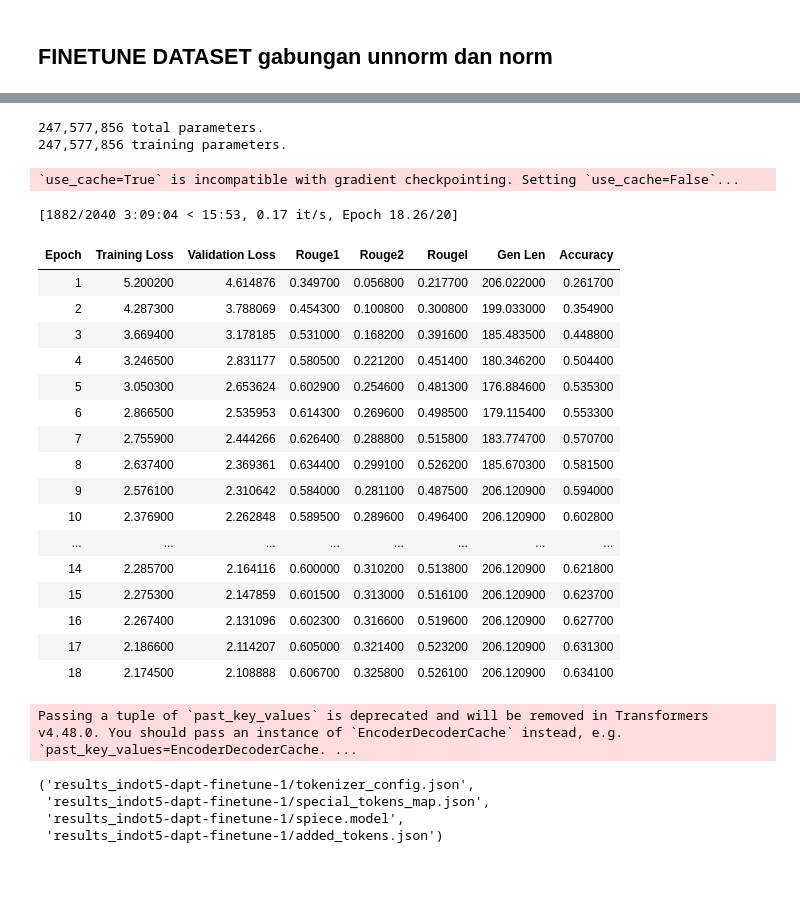
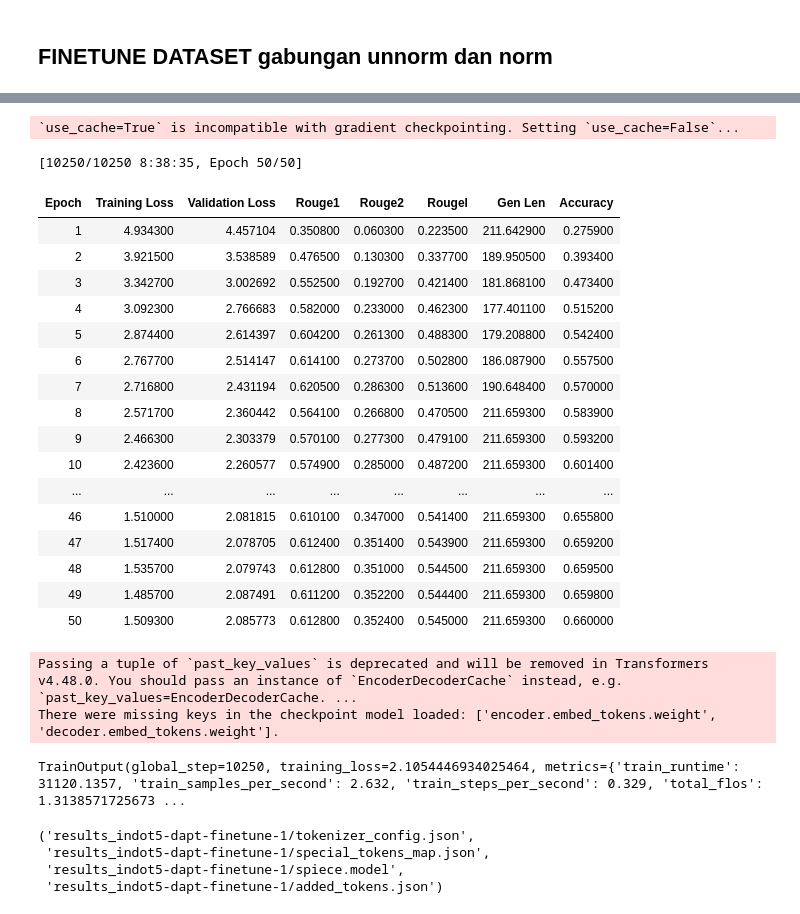
Before and after one commit to RandyAnanda2003/sumarisasi-IndoT5, a Jupyter notebook: training-pake-kaggle-20epoch.ipynb, the cells around one changed output, grey strips where cells are left out. Drawn from its saved outputs; the diff is of its cells as text; code cells hidden in the pictures; blank space fills up the shorter version.

```diff
--- a/training-pake-kaggle-20epoch.ipynb
+++ b/training-pake-kaggle-20epoch.ipynb
@@ -258,6 +302,8 @@ from transformers import (
     Trainer,
     TrainingArguments,
     DataCollatorForSeq2Seq,
+    EarlyStoppingCallback,
+    TrainerCallback  # Added for proper callback implementation
 )
 import torch
 import numpy as np
@@ -275,19 +321,19 @@ config = T5Config.from_pretrained(MODEL_NAME, dropout_rate=0.2)
 
 # 3. Load Model
 model = T5ForConditionalGeneration.from_pretrained(MODEL_NAME, config=config)
-model.gradient_checkpointing_enable()  # Aktifkan Gradient Checkpointing
+model.gradient_checkpointing_enable()
 
-# 4. Pindahkan model ke device (DI SINI SEBELUM BUAT OPTIMIZER!)
+# 4. Move model to device
 device = torch.device("cuda" if torch.cuda.is_available() else "cpu")
 model.to(device)
 
-# 5. Cek parameter model
+# 5. Check model parameters (unchanged)
 total_params = sum(p.numel() for p in model.parameters())
 print(f"{total_params:,} total parameters.")
 total_trainable_params = sum(p.numel() for p in model.parameters() if p.requires_grad)
 print(f"{total_trainable_params:,} training parameters.")
 
-# 6. Setup Metrics
+# 6. Setup Metrics (unchanged)
 rouge = evaluate.load("rouge")
 accuracy = evaluate.load("accuracy")
 
@@ -330,20 +376,20 @@ def preprocess_logits_for_metrics(logits, labels):
         logits = logits[0]
     return torch.argmax(logits, dim=-1), labels
 
-# 7. Hyperparameters
-EPOCHS = 20
+# 7. Hyperparameters (unchanged)
+EPOCHS = 50
 BATCH_SIZE = 4
-gradient_accumulation_steps = 4
+gradient_accumulation_steps = 2
 
-# 8. BUAT OPTIMIZER SETELAH MODEL DI PINDAHKAN KE DEVICE
+# 8. Create Optimizer (unchanged)
 optimizer = AdamW(model.parameters(), lr=1e-4, betas=(0.9, 0.999), eps=1e-8, weight_decay=0.01)
 
-# 9. Setup Scheduler
+# 9. Setup Scheduler (unchanged)
 total_steps = (len(tokenized_train) // BATCH_SIZE) * EPOCHS
 warmup_steps = max(10, int(0.1 * total_steps))
 scheduler = get_linear_schedule_with_warmup(optimizer, num_warmup_steps=warmup_steps, num_training_steps=total_steps)
 
-# 10. Training Arguments
+# 10. Training Arguments (unchanged)
 OUT_DIR = 'results_indot5-dapt-finetune-1'
 training_args = TrainingArguments(
     output_dir=OUT_DIR,
@@ -366,15 +412,15 @@ training_args = TrainingArguments(
     greater_is_better=True,
 )
 
-# 11. Data Collator
+# 11. Data Collator (unchanged)
 data_collator = DataCollatorForSeq2Seq(
     tokenizer,
     model=model,
     label_pad_token_id=-100
 )
 
-# 12. Custom Callback
-class EpochLoggingCallback:
+# 12. Fixed Custom Callback
+class EpochLoggingCallback(TrainerCallback):  # Now properly inherits from TrainerCallback
     def __init__(self, log_file="training_logs.json"):
         self.log_file = log_file
         self.logs = []
@@ -392,7 +438,7 @@ class EpochLoggingCallback:
             with open(self.log_file, "w") as f:
                 json.dump(self.logs, f, indent=2)
 
-# 13. Initialize Trainer
+# 13. Initialize Trainer with Early Stopping
 trainer = Trainer(
     model=model,
     args=training_args,
@@ -401,7 +447,11 @@ trainer = Trainer(
     data_collator=data_collator,
     compute_metrics=compute_metrics,
     preprocess_logits_for_metrics=preprocess_logits_for_metrics,
-    optimizers=(optimizer, scheduler)
+    optimizers=(optimizer, scheduler),
+    callbacks=[
+        EarlyStoppingCallback(early_stopping_patience=10),  # Early stopping
+        EpochLoggingCallback()  # Fixed callback
+    ]
 )
 
 # 14. Start Training
@@ -414,23 +462,23 @@ E0000 00:00:1747186383.367906     116 cuda_blas.cc:1418] Unable to register cuBL
-247,577,856 total parameters.
-247,577,856 training parameters.
+`use_cache=True` is incompatible with gradient checkpointing. Setting `use_cache=False`...
-`use_cache=True` is incompatible with gradient checkpointing. Setting `use_cache=False`...
+[10250/10250 8:38:35, Epoch 50/50]
+| Epoch | Training Loss | Validation Loss | Rouge1 | Rouge2 | Rougel | Gen Len | Accuracy |
+| 1 | 4.934300 | 4.457104 | 0.350800 | 0.060300 | 0.223500 | 211.642900 | 0.275900 |
+| 2 | 3.921500 | 3.538589 | 0.476500 | 0.130300 | 0.337700 | 189.950500 | 0.393400 |
+| 3 | 3.342700 | 3.002692 | 0.552500 | 0.192700 | 0.421400 | 181.868100 | 0.473400 |
+| 4 | 3.092300 | 2.766683 | 0.582000 | 0.233000 | 0.462300 | 177.401100 | 0.515200 |
+| 5 | 2.874400 | 2.614397 | 0.604200 | 0.261300 | 0.488300 | 179.208800 | 0.542400 |
+| 6 | 2.767700 | 2.514147 | 0.614100 | 0.273700 | 0.502800 | 186.087900 | 0.557500 |
+| 7 | 2.716800 | 2.431194 | 0.620500 | 0.286300 | 0.513600 | 190.648400 | 0.570000 |
+| 8 | 2.571700 | 2.360442 | 0.564100 | 0.266800 | 0.470500 | 211.659300 | 0.583900 |
+| 9 | 2.466300 | 2.303379 | 0.570100 | 0.277300 | 0.479100 | 211.659300 | 0.593200 |
+| 10 | 2.423600 | 2.260577 | 0.574900 | 0.285000 | 0.487200 | 211.659300 | 0.601400 |
+| ... | ... | ... | ... | ... | ... | ... | ... |
+| 46 | 1.510000 | 2.081815 | 0.610100 | 0.347000 | 0.541400 | 211.659300 | 0.655800 |
+| 47 | 1.517400 | 2.078705 | 0.612400 | 0.351400 | 0.543900 | 211.659300 | 0.659200 |
+| 48 | 1.535700 | 2.079743 | 0.612800 | 0.351000 | 0.544500 | 211.659300 | 0.659500 |
+| 49 | 1.485700 | 2.087491 | 0.611200 | 0.352200 | 0.544400 | 211.659300 | 0.659800 |
+| 50 | 1.509300 | 2.085773 | 0.612800 | 0.352400 | 0.545000 | 211.659300 | 0.660000 |
-[1882/2040 3:09:04 < 15:53, 0.17 it/s, Epoch 18.26/20]
+Passing a tuple of `past_key_values` is deprecated and will be removed in Transformers v4.48.0. You should pass an instance of `EncoderDecoderCache` instead, e.g. `past_key_values=EncoderDecoderCache. ...
+There were missing keys in the checkpoint model loaded: ['encoder.embed_tokens.weight', 'decoder.embed_tokens.weight'].
-| Epoch | Training Loss | Validation Loss | Rouge1 | Rouge2 | Rougel | Gen Len | Accuracy |
-| 1 | 5.200200 | 4.614876 | 0.349700 | 0.056800 | 0.217700 | 206.022000 | 0.261700 |
-| 2 | 4.287300 | 3.788069 | 0.454300 | 0.100800 | 0.300800 | 199.033000 | 0.354900 |
-| 3 | 3.669400 | 3.178185 | 0.531000 | 0.168200 | 0.391600 | 185.483500 | 0.448800 |
-| 4 | 3.246500 | 2.831177 | 0.580500 | 0.221200 | 0.451400 | 180.346200 | 0.504400 |
-| 5 | 3.050300 | 2.653624 | 0.602900 | 0.254600 | 0.481300 | 176.884600 | 0.535300 |
-| 6 | 2.866500 | 2.535953 | 0.614300 | 0.269600 | 0.498500 | 179.115400 | 0.553300 |
-| 7 | 2.755900 | 2.444266 | 0.626400 | 0.288800 | 0.515800 | 183.774700 | 0.570700 |
-| 8 | 2.637400 | 2.369361 | 0.634400 | 0.299100 | 0.526200 | 185.670300 | 0.581500 |
-| 9 | 2.576100 | 2.310642 | 0.584000 | 0.281100 | 0.487500 | 206.120900 | 0.594000 |
-| 10 | 2.376900 | 2.262848 | 0.589500 | 0.289600 | 0.496400 | 206.120900 | 0.602800 |
-| ... | ... | ... | ... | ... | ... | ... | ... |
-| 14 | 2.285700 | 2.164116 | 0.600000 | 0.310200 | 0.513800 | 206.120900 | 0.621800 |
-| 15 | 2.275300 | 2.147859 | 0.601500 | 0.313000 | 0.516100 | 206.120900 | 0.623700 |
-| 16 | 2.267400 | 2.131096 | 0.602300 | 0.316600 | 0.519600 | 206.120900 | 0.627700 |
-| 17 | 2.186600 | 2.114207 | 0.605000 | 0.321400 | 0.523200 | 206.120900 | 0.631300 |
-| 18 | 2.174500 | 2.108888 | 0.606700 | 0.325800 | 0.526100 | 206.120900 | 0.634100 |
-Passing a tuple of `past_key_values` is deprecated and will be removed in Transformers v4.48.0. You should pass an instance of `EncoderDecoderCache` instead, e.g. `past_key_values=EncoderDecoderCache. ...
+TrainOutput(global_step=10250, training_loss=2.1054446934025464, metrics={'train_runtime': 31120.1357, 'train_samples_per_second': 2.632, 'train_steps_per_second': 0.329, 'total_flos': 1.3138571725673 ...
 # %%
```
Also changed, not shown: parts of 22 cells of this notebook.
